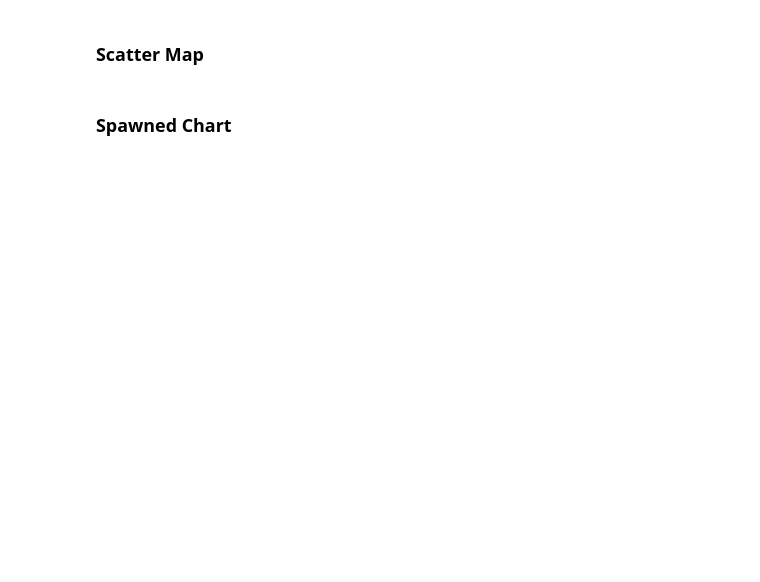
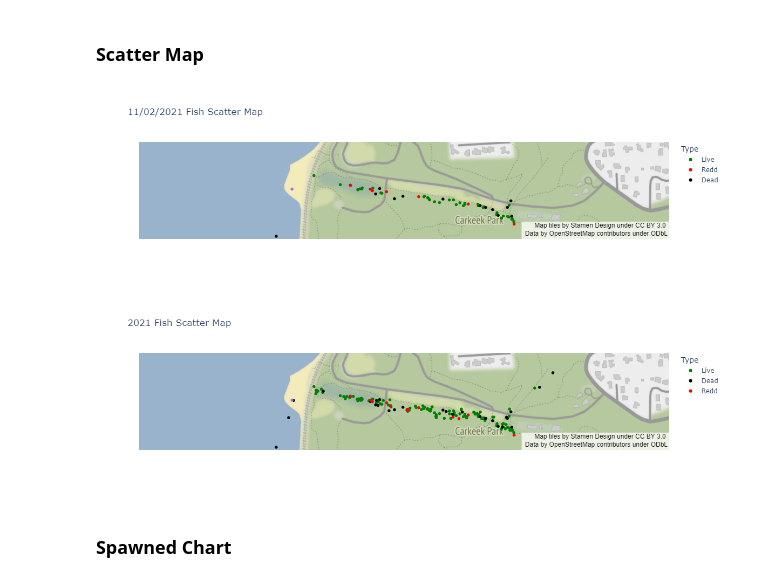
Before and after one commit to slfisco/salmonNotebook, a Jupyter notebook: salmonNotebook.ipynb, the cells around one changed output. Drawn from its saved outputs; the diff is of its cells as text; code cells hidden in the pictures; blank space fills up the shorter version.

```diff
--- a/salmonNotebook.ipynb
+++ b/salmonNotebook.ipynb
@@ -100,18 +140,21 @@ displayCountPlot(statsDf)
 ### Scatter Map
 # %%
 def displayScatterMap(salmonDf, figureTitle):
-    fig = px.scatter_mapbox(salmonDf, lat='Location.latitude', lon='Location.longitude', color='Type', labels={'Type':'Type'}, color_discrete_sequence=['green', 'black', 'orange', 'yellow'],
+    fig = px.scatter_mapbox(salmonDf, lat='Location.latitude', lon='Location.longitude', color='Type', labels={'Type':'Type'}, color_discrete_map={'Live': 'green', 'Redd': 'red', 'Dead': 'black'},
                         center=dict(lat=47.71157, lon=-122.3759), zoom=15, hover_name = 'title', hover_data = ['Location.accuracy'],
                         mapbox_style='stamen-terrain', title=figureTitle)
     fig.layout.coloraxis.showscale = False
     fig.show()
 def dropInaccurateLocations(salmonDf):
     return salmonDf.loc[pd.to_numeric(salmonDf['Location.accuracy']) < 50]
 mergedDf = pd.merge(salmonDf, surveyDf, how='inner', left_on = 'ec5_parent_uuid', right_on = 'ec5_uuid', suffixes=(None, '_y'))
 mergedDf.sort_values(by=['Survey_Date'])
 mostRecentSurveyDate = mergedDf.iloc[0]['Survey_Date']
 displayScatterMap(dropInaccurateLocations(filterSalmonDf(mergedDf, ('Survey_Date', mostRecentSurveyDate))), mostRecentSurveyDate + ' Fish Scatter Map')
 displayScatterMap(dropInaccurateLocations(salmonDf), mostRecentSurvey + ' Fish Scatter Map')
+# %% [output]
+[figure, added]
+[figure, added]
 # %% [markdown]
 ### Spawned Chart
 # %%
```
Also changed, not shown: parts of 5 cells of this notebook.
